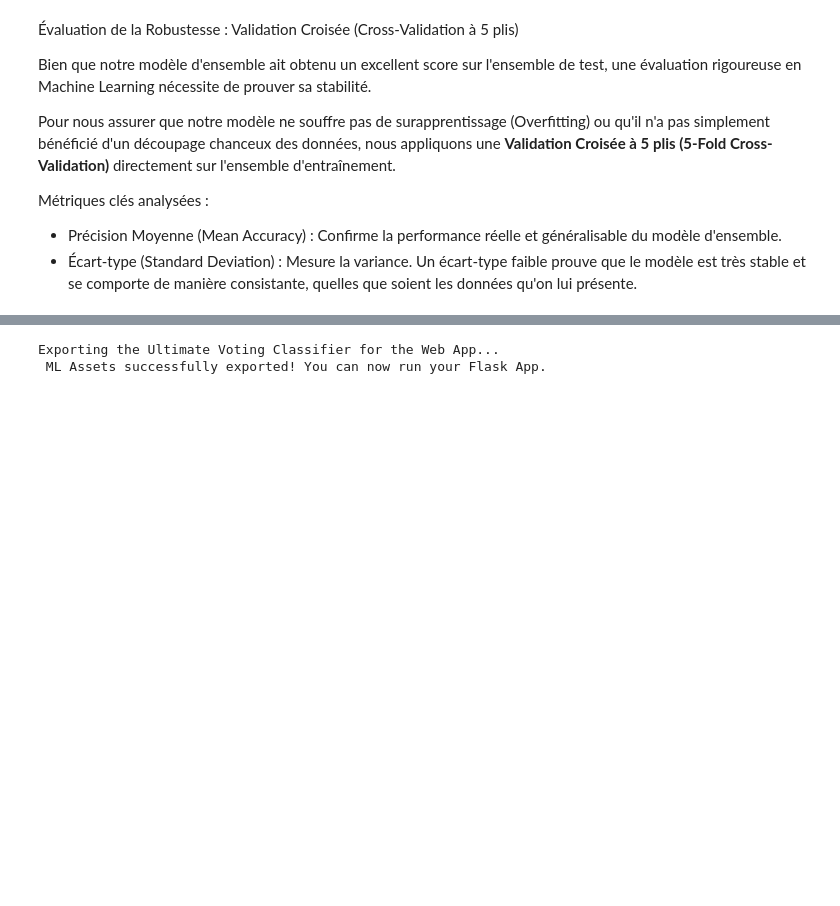
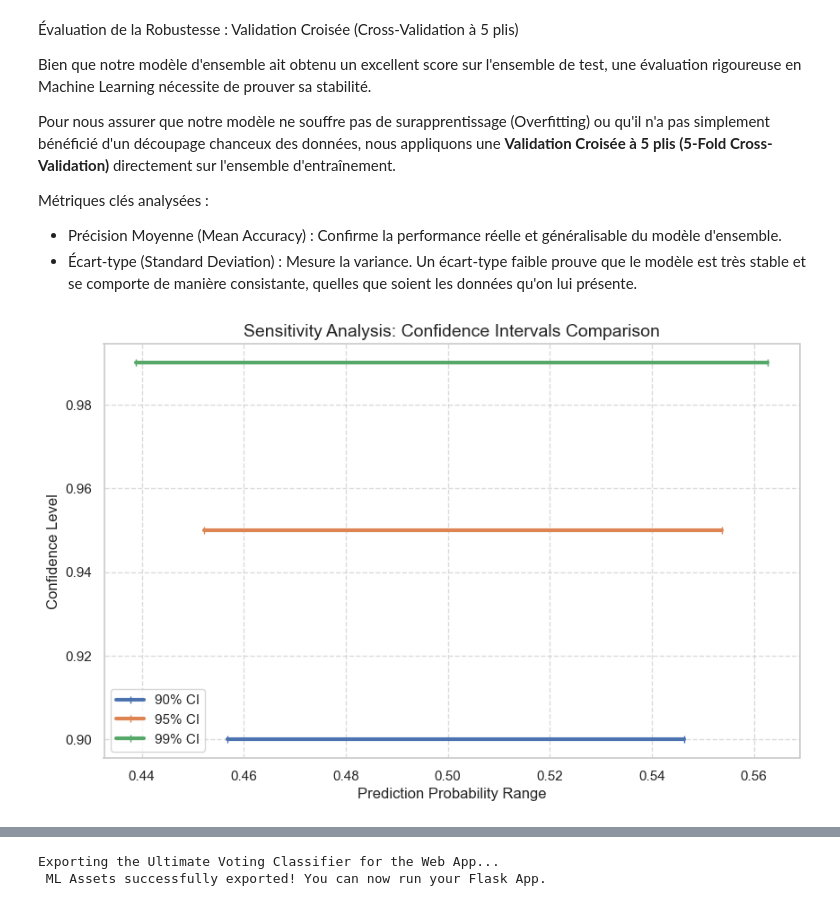
Before and after one commit to kayzo001/league-of-legends-e-sports-game-predictor, a Jupyter notebook: lol predict/LoL_15Min_Predictive_Ensemble.ipynb, the cells around one changed output, grey strips where cells are left out. Drawn from its saved outputs; the diff is of its cells as text; code cells hidden in the pictures; blank space fills up the shorter version.

```diff
--- a/lol predict/LoL_15Min_Predictive_Ensemble.ipynb
+++ b/lol predict/LoL_15Min_Predictive_Ensemble.ipynb
@@ -707,3 +707,35 @@ Pour nous assurer que notre modèle ne souffre pas de surapprentissage (Overfitt
 Métriques clés analysées :
 * Précision Moyenne (Mean Accuracy) : Confirme la performance réelle et généralisable du modèle d'ensemble.
 * Écart-type (Standard Deviation) : Mesure la variance. Un écart-type faible prouve que le modèle est très stable et se comporte de manière consistante, quelles que soient les données qu'on lui présente.
+# %%
+# --- Comparative Analysis of Confidence Intervals ---
+# We evaluate the model's prediction stability across different confidence levels (90%, 95%, 99%).
+# This sensitivity analysis helps visualize the uncertainty range of our ensemble model.
+
+conf_levels = [0.90, 0.95, 0.99]
+intervals = []
+
+# Calculate Confidence Intervals for each confidence level using percentiles
+for level in conf_levels:
+    # Calculate lower and upper bounds based on the specified confidence level
+    lower = np.percentile(bootstrap_preds, (1-level)/2 * 100)
+    upper = np.percentile(bootstrap_preds, (1-(1-level)/2) * 100)
+    intervals.append((lower, upper))
+
+# Plotting the comparison graph
+plt.figure(figsize=(10, 6))
+
+# Visualize each confidence interval as a horizontal line segment
+for i, level in enumerate(conf_levels):
+    plt.plot([intervals[i][0], intervals[i][1]], [level, level],
+             marker='|', linewidth=3, label=f'{int(level*100)}% CI')
+
+# Add graph labels and styling for better readability
+plt.title('Sensitivity Analysis: Confidence Intervals Comparison', fontsize=14)
+plt.xlabel('Prediction Probability Range', fontsize=12)
+plt.ylabel('Confidence Level', fontsize=12)
+plt.legend()
+plt.grid(True, linestyle='--', alpha=0.7)
+plt.show()
+# %% [output]
+[figure, added]
```
Also changed, not shown: parts of 2 cells of this notebook.
